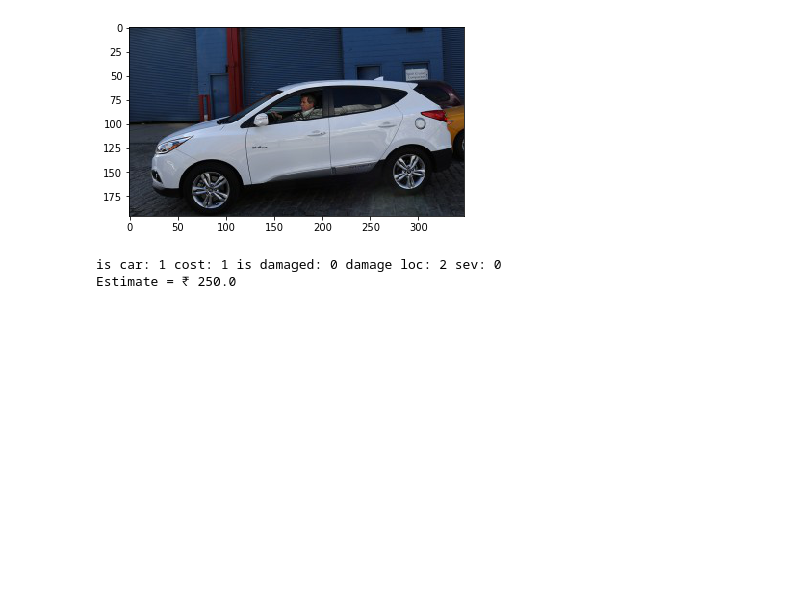
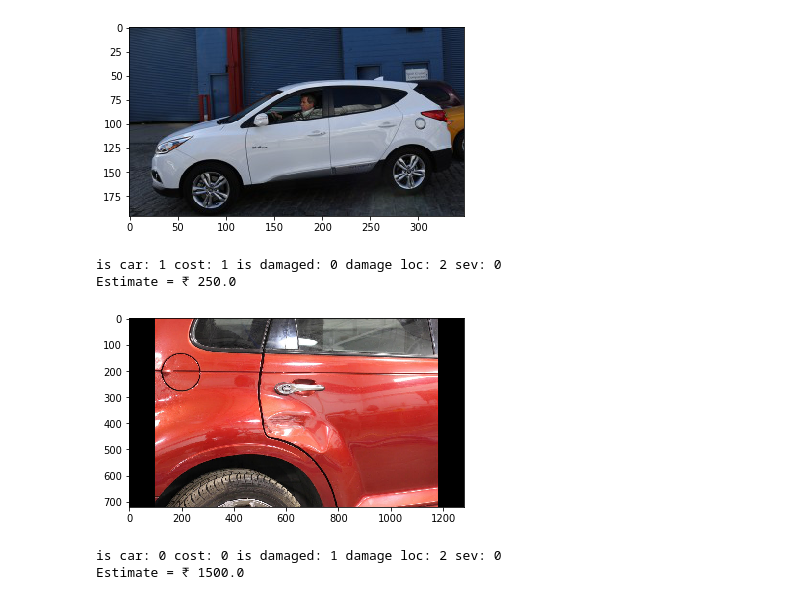
Before and after one commit to psifrous/Zapsure, a Jupyter notebook: ZapSureCore.ipynb, the cells around one changed output. Saved outputs shown, nothing was run; the diff lists cells and outputs as text; code cells hidden in the pictures; blank space fills up the shorter version.

```diff
--- a/ZapSureCore.ipynb
+++ b/ZapSureCore.ipynb
@@ -22,3 +26,28 @@ from keras import optimizers
+# %%
+def calclaim (cost,dmg,loc,sev):
+  if(dmg==0 and sev==0):
+    return 0.25
+  cnt = 1
+  if(loc == 1 ):
+    cnt *= 2
+  else:
+    cnt *= 3
+
+  if (sev == 0):
+    cnt *= 0.5
+  elif(sev==1):
+    cnt *= 3
+  else:
+    cnt *= 7
+
+  if (cost==0):
+    cnt *= 1
+  elif(cost==1):
+    cnt *= 1.5
+  else:
+    cnt *= 4
+
+  return cnt
 # %%
 def grayscale(picture):
     res= Image.new(picture.mode, picture.size)
@@ -256,3 +266,21 @@ print("Estimate = ₹", calclaim(cost,dmg,loc,sev)*1000)
 [figure]
 is car: 1 cost: 1 is damaged: 0 damage loc: 2 sev: 0
 Estimate = ₹ 250.0
+# %%
+path = '/content/2.jpg'
+
+image = mpimg.imread(path)
+plt.imshow(image)
+plt.show()
+
+cost = 0 # 0 cheap; 1 moderate; 2 costly
+car = (isCar(path,model0))
+dmg = (isDamaged(path,model1))
+loc = (dmgLoc(path,model2))
+sev = (dmgSev(path,model3))
+print("is car:",car,"cost:",cost,"is damaged:",dmg,"damage loc:",loc,"sev:",sev,sep=' ')
+print("Estimate = ₹", calclaim(cost,dmg,loc,sev)*1000)
+# %% [output]
+[figure, added]
+is car: 0 cost: 0 is damaged: 1 damage loc: 2 sev: 0
+Estimate = ₹ 1500.0
```
Also changed, not shown: parts of 12 cells of this notebook.
